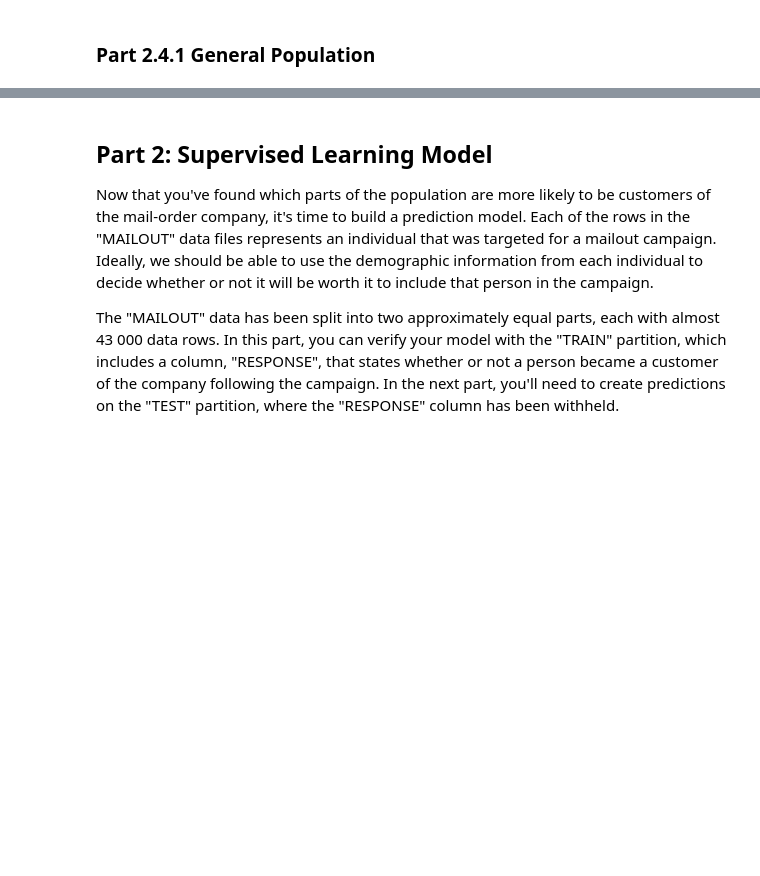
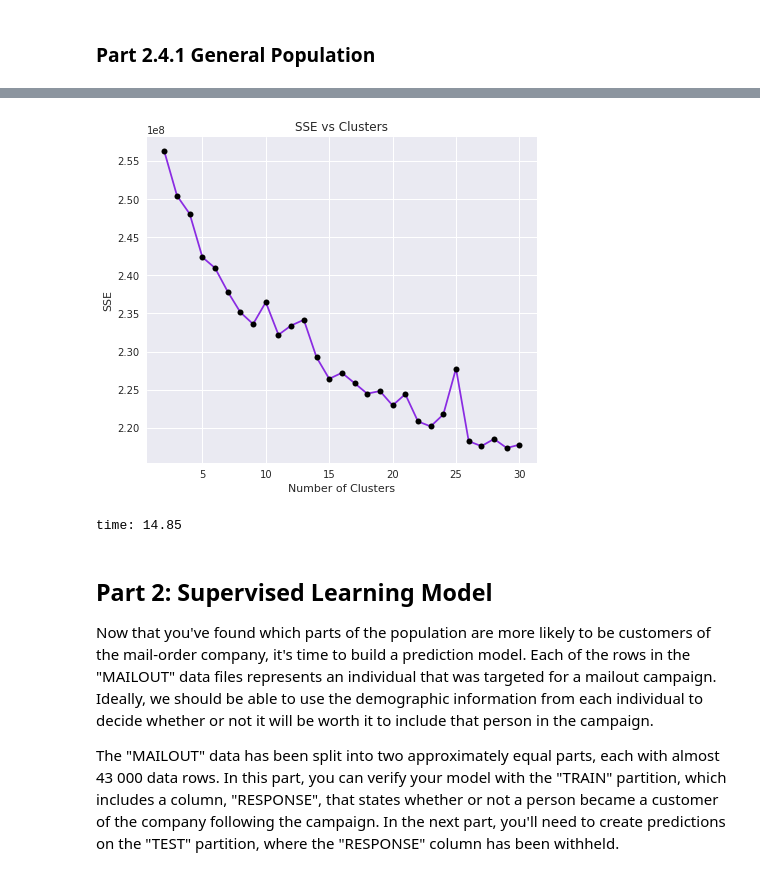
Before and after one commit to jmcabreira-zz/Data-Science-Projects, a Jupyter notebook: Customer_Segmentation_Report/Arvato_Project_Workbook.ipynb, the cells around one changed output, grey strips where cells are left out. Cells and saved outputs as stored; diff of their text form; code cells hidden in the pictures; blank space fills up the shorter version.

Commit message:
refactor: Add elbow curve and determine number of clusters

```diff
--- a/Customer_Segmentation_Report/Arvato_Project_Workbook.ipynb
+++ b/Customer_Segmentation_Report/Arvato_Project_Workbook.ipynb
@@ -662,0 +669,10 @@ plot_pca(dimension_3_df, num = 3)
+# %%
+# Number of cluster to test
+start = time.time()
+n_clusters = np.arange(2,31)
+
+# run k-means clustering on the data and compute the average distances scores
+scores_miniBatch_kmeans = [MiniBatchKMeans(i).fit(azdias_pca).score(azdias_pca) for i in n_clusters]
+
+end = time.time()
+print('time [min]:',np.round((end - start)/60, 2))
@@ -662,0 +701,27 @@ plot_pca(dimension_3_df, num = 3)
+# %%
+# Elbow Curve
+fig= plt.figure(figsize=(7,6))
+plt.ylabel('SSE')
+plt.xlabel('Number of Clusters')
+plt.title('SSE vs Clusters')
+plt.plot(n_clusters,
+         np.abs(scores_miniBatch_kmeans),
+         linestyle='-',
+         marker='o',
+         markerfacecolor='black',
+         markersize=6,
+         color='blueviolet');
+# %% [output]
+[figure, added]
+# %%
+# 11 clusters
+start = time.time()
+kmeans = KMeans(n_clusters=11, random_state= 30)
+
+# general population predictions
+azdias_predictions = kmeans.fit_predict(azdias_pca)
+
+end = time.time()
+print('time:',np.round((end - start)/60, 2))
+# %% [output]
+time: 14.85
```
Also changed, not shown: parts of 6 cells of this notebook.
